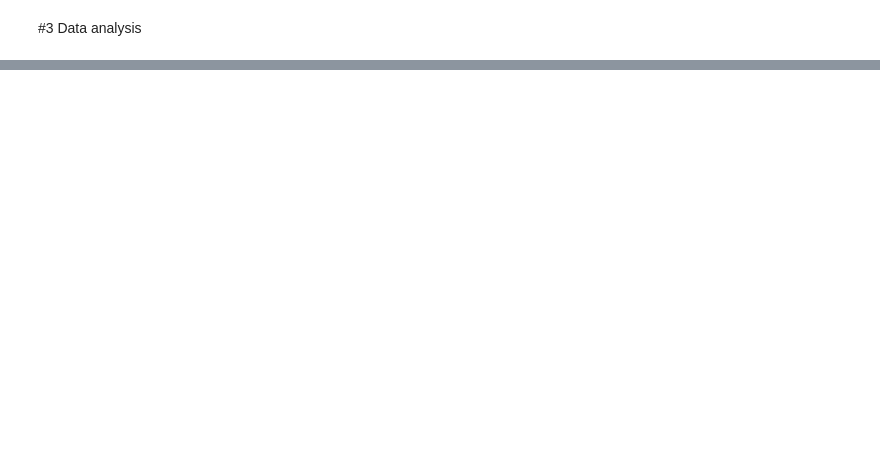
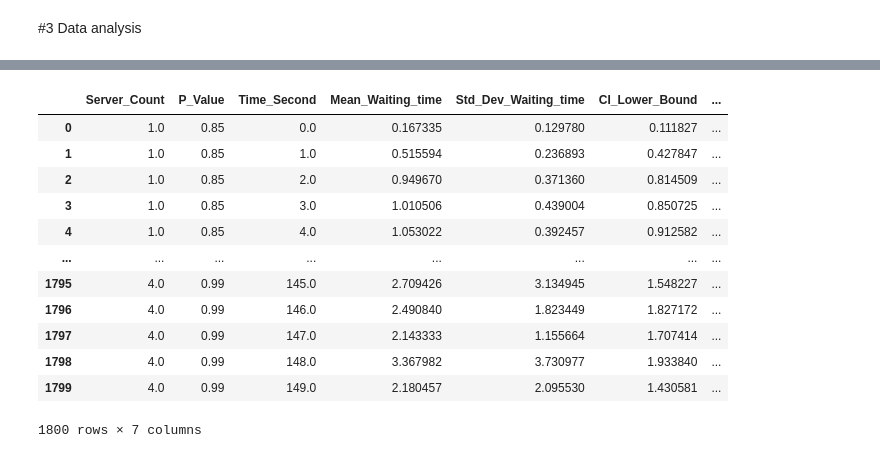
Before and after one commit to iliasoroka1/Discrete_Event_Simulation, a Jupyter notebook: Jacimovic_15278247_Malash_15179192_Soroka_2834023_Assignment_1.ipynb, the cells around one changed output, grey strips where cells are left out. Cells and saved outputs as stored; diff of their text form; code cells hidden in the pictures; blank space fills up the shorter version.

```diff
--- a/Jacimovic_15278247_Malash_15179192_Soroka_2834023_Assignment_1.ipynb
+++ b/Jacimovic_15278247_Malash_15179192_Soroka_2834023_Assignment_1.ipynb
@@ -278,0 +433,16 @@ n = list(map(fn, res))
+# %%
+mean_std_ci_waiting_time
+# %% [output]
+|  | Server_Count | P_Value | Time_Second | Mean_Waiting_time | Std_Dev_Waiting_time | CI_Lower_Bound | ... |
+| 0 | 1.0 | 0.85 | 0.0 | 0.167335 | 0.129780 | 0.111827 | ... |
+| 1 | 1.0 | 0.85 | 1.0 | 0.515594 | 0.236893 | 0.427847 | ... |
+| 2 | 1.0 | 0.85 | 2.0 | 0.949670 | 0.371360 | 0.814509 | ... |
+| 3 | 1.0 | 0.85 | 3.0 | 1.010506 | 0.439004 | 0.850725 | ... |
+| 4 | 1.0 | 0.85 | 4.0 | 1.053022 | 0.392457 | 0.912582 | ... |
+| ... | ... | ... | ... | ... | ... | ... | ... |
+| 1795 | 4.0 | 0.99 | 145.0 | 2.709426 | 3.134945 | 1.548227 | ... |
+| 1796 | 4.0 | 0.99 | 146.0 | 2.490840 | 1.823449 | 1.827172 | ... |
+| 1797 | 4.0 | 0.99 | 147.0 | 2.143333 | 1.155664 | 1.707414 | ... |
+| 1798 | 4.0 | 0.99 | 148.0 | 3.367982 | 3.730977 | 1.933840 | ... |
+| 1799 | 4.0 | 0.99 | 149.0 | 2.180457 | 2.095530 | 1.430581 | ... |
+1800 rows × 7 columns
```
Also changed, not shown: parts of 10 cells of this notebook.
